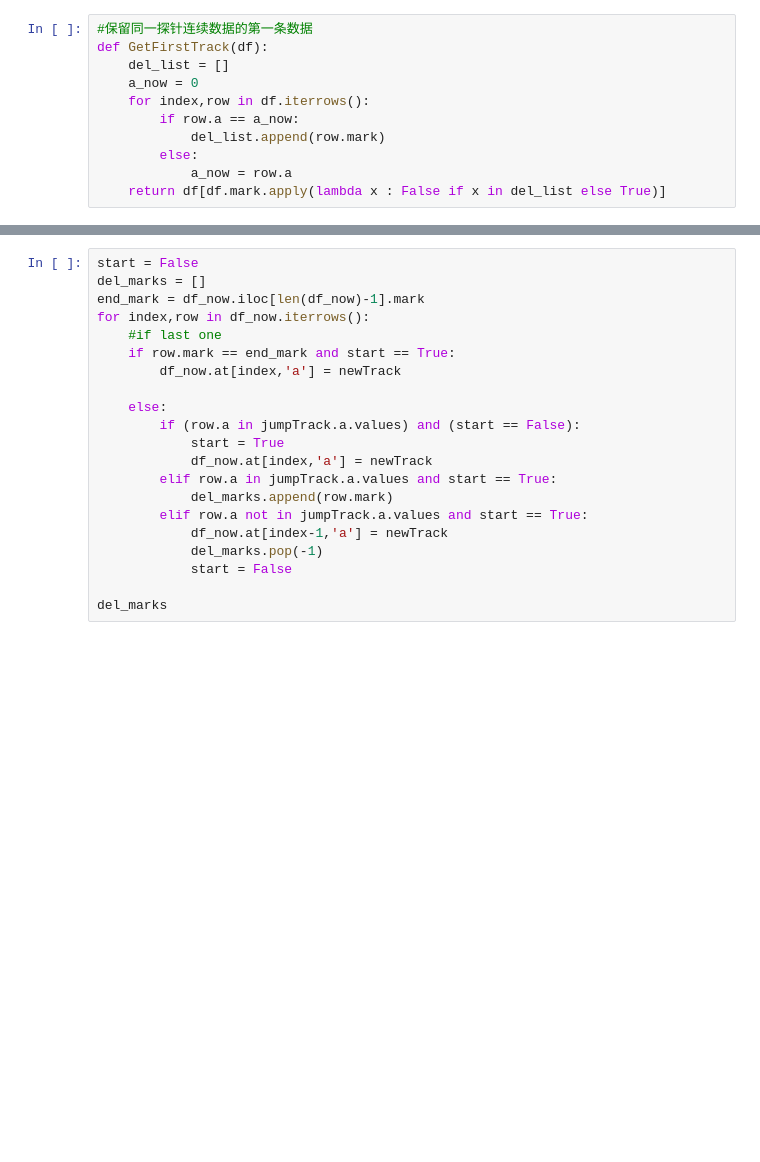
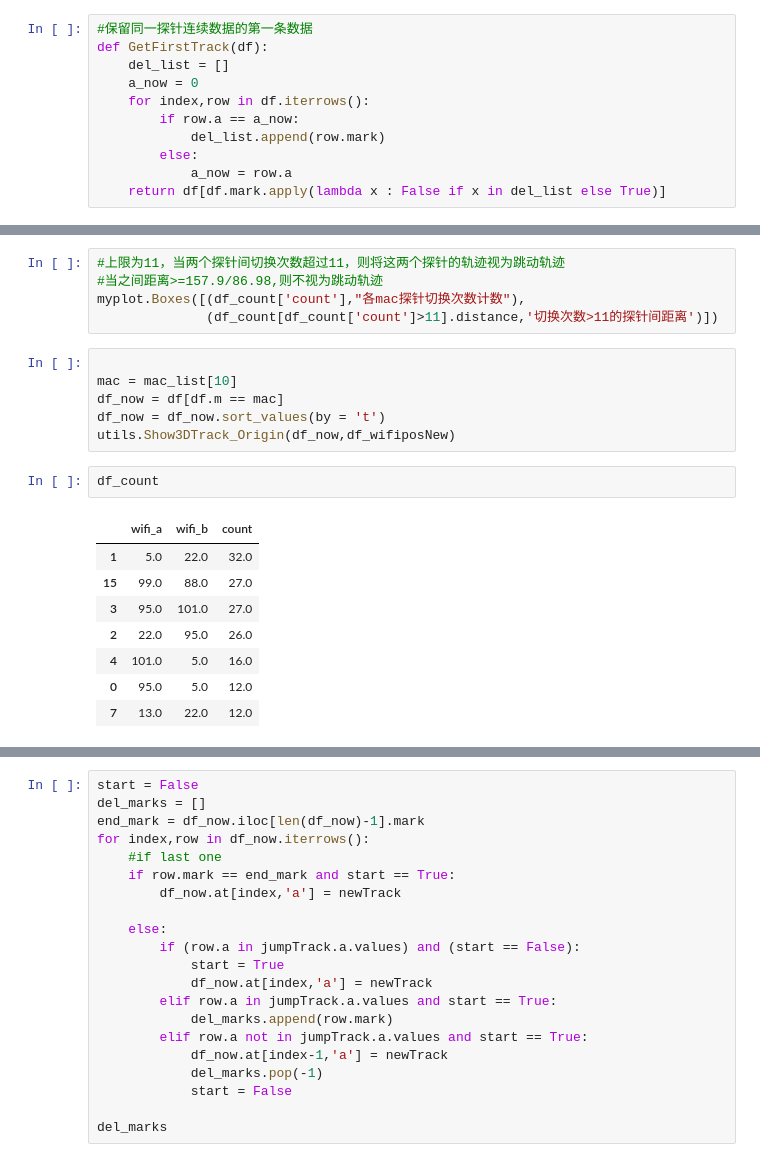
Before and after one commit to RickH-Arch/MEIRL-GAIL-Behavior-Cloning, a Jupyter notebook: wifi_track_data/wifi_track_data_clean_advanced.ipynb, the cells around one changed output, grey strips where cells are left out. Drawn from its saved outputs; the diff is of its cells as text; blank space fills up the shorter version.

```diff
--- a/wifi_track_data/wifi_track_data_clean_advanced.ipynb
+++ b/wifi_track_data/wifi_track_data_clean_advanced.ipynb
@@ -354 +397,23 @@ def GetFirstTrack(df):
+# %%
+#上限为11，当两个探针间切换次数超过11，则将这两个探针的轨迹视为跳动轨迹
+#当之间距离>=157.9/86.98,则不视为跳动轨迹
+myplot.Boxes([(df_count['count'],"各mac探针切换次数计数"),
+              (df_count[df_count['count']>11].distance,'切换次数>11的探针间距离')])
+# %%
+
+mac = mac_list[10]
+df_now = df[df.m == mac]
+df_now = df_now.sort_values(by = 't')
+utils.Show3DTrack_Origin(df_now,df_wifiposNew)
+# %%
+df_count
+# %% [output]
+|  | wifi_a | wifi_b | count |
+| 1 | 5.0 | 22.0 | 32.0 |
+| 15 | 99.0 | 88.0 | 27.0 |
+| 3 | 95.0 | 101.0 | 27.0 |
+| 2 | 22.0 | 95.0 | 26.0 |
+| 4 | 101.0 | 5.0 | 16.0 |
+| 0 | 95.0 | 5.0 | 12.0 |
+| 7 | 13.0 | 22.0 | 12.0 |
 # %%
```
Also changed, not shown: parts of 9 cells of this notebook, 1 other file.
